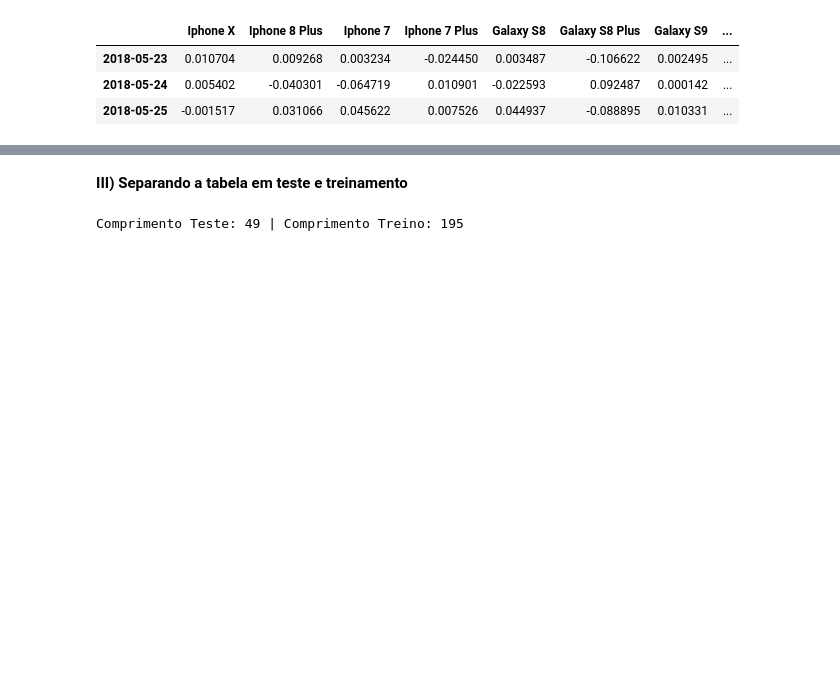
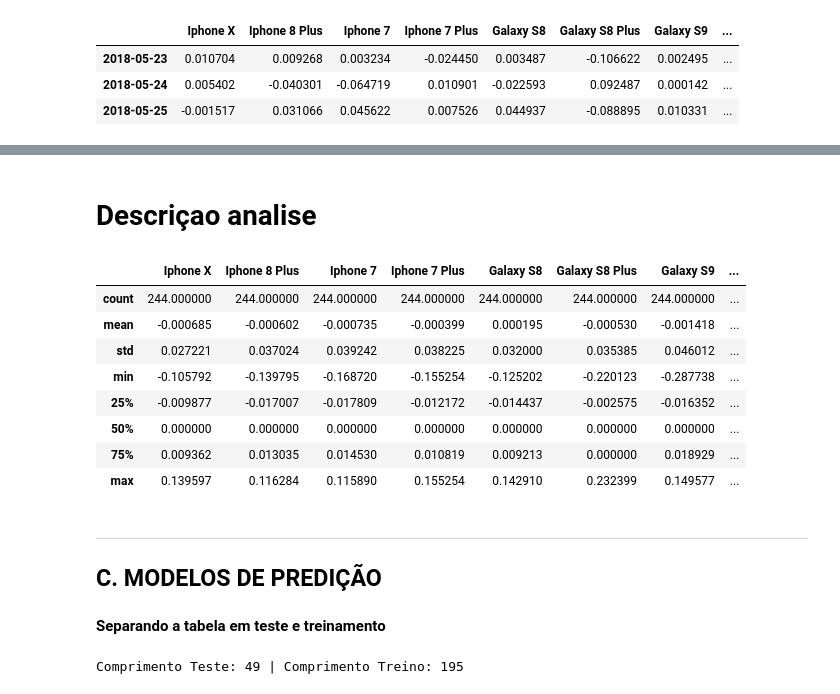
Before and after one commit to gabrielmf1/DP-P3, a Jupyter notebook: Projeto3.ipynb, the cells around one changed output, grey strips where cells are left out. Cells and saved outputs as stored; diff of their text form; code cells hidden in the pictures; blank space fills up the shorter version.

```diff
--- a/Projeto3.ipynb
+++ b/Projeto3.ipynb
@@ -241,5 +314,24 @@ retorno.head(3)
+# %% [markdown]
+# Descriçao analise
+# %%
+retorno.describe()
+# %% [output]
+|  | Iphone X | Iphone 8 Plus | Iphone 7 | Iphone 7 Plus | Galaxy S8 | Galaxy S8 Plus | Galaxy S9 | ... |
+| count | 244.000000 | 244.000000 | 244.000000 | 244.000000 | 244.000000 | 244.000000 | 244.000000 | ... |
+| mean | -0.000685 | -0.000602 | -0.000735 | -0.000399 | 0.000195 | -0.000530 | -0.001418 | ... |
+| std | 0.027221 | 0.037024 | 0.039242 | 0.038225 | 0.032000 | 0.035385 | 0.046012 | ... |
+| min | -0.105792 | -0.139795 | -0.168720 | -0.155254 | -0.125202 | -0.220123 | -0.287738 | ... |
+| 25% | -0.009877 | -0.017007 | -0.017809 | -0.012172 | -0.014437 | -0.002575 | -0.016352 | ... |
+| 50% | 0.000000 | 0.000000 | 0.000000 | 0.000000 | 0.000000 | 0.000000 | 0.000000 | ... |
+| 75% | 0.009362 | 0.013035 | 0.014530 | 0.010819 | 0.009213 | 0.000000 | 0.018929 | ... |
+| max | 0.139597 | 0.116284 | 0.115890 | 0.155254 | 0.142910 | 0.232399 | 0.149577 | ... |
+# %% [markdown]
+<a id='itemC'></a>
+___
+
+## C. MODELOS DE PREDIÇÃO
 # %% [markdown]
-__III) Separando a tabela em teste e treinamento__
+__Separando a tabela em teste e treinamento__
 # %%
 percentTreino = 0.8 #Proporção entre o comprimento do treinamento o dataframe dados.
 
```
Also changed, not shown: parts of 64 cells of this notebook.
